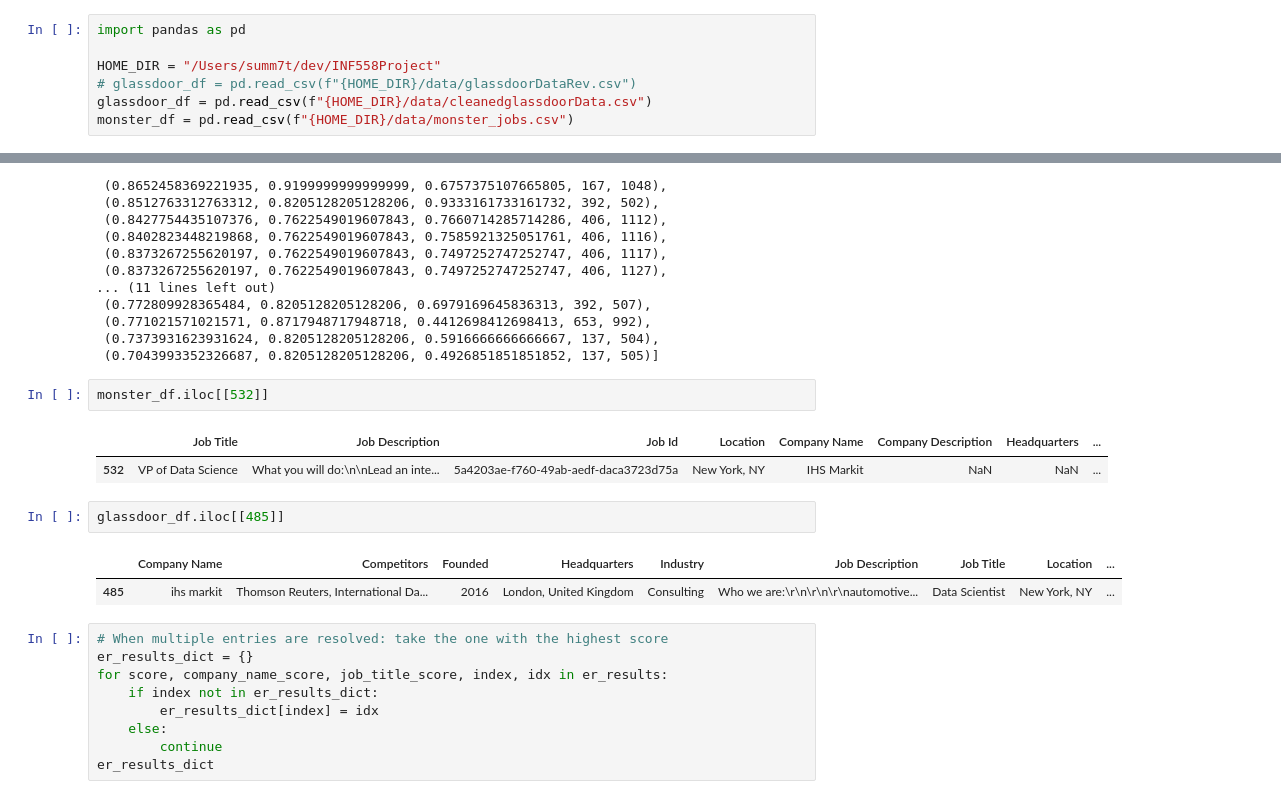
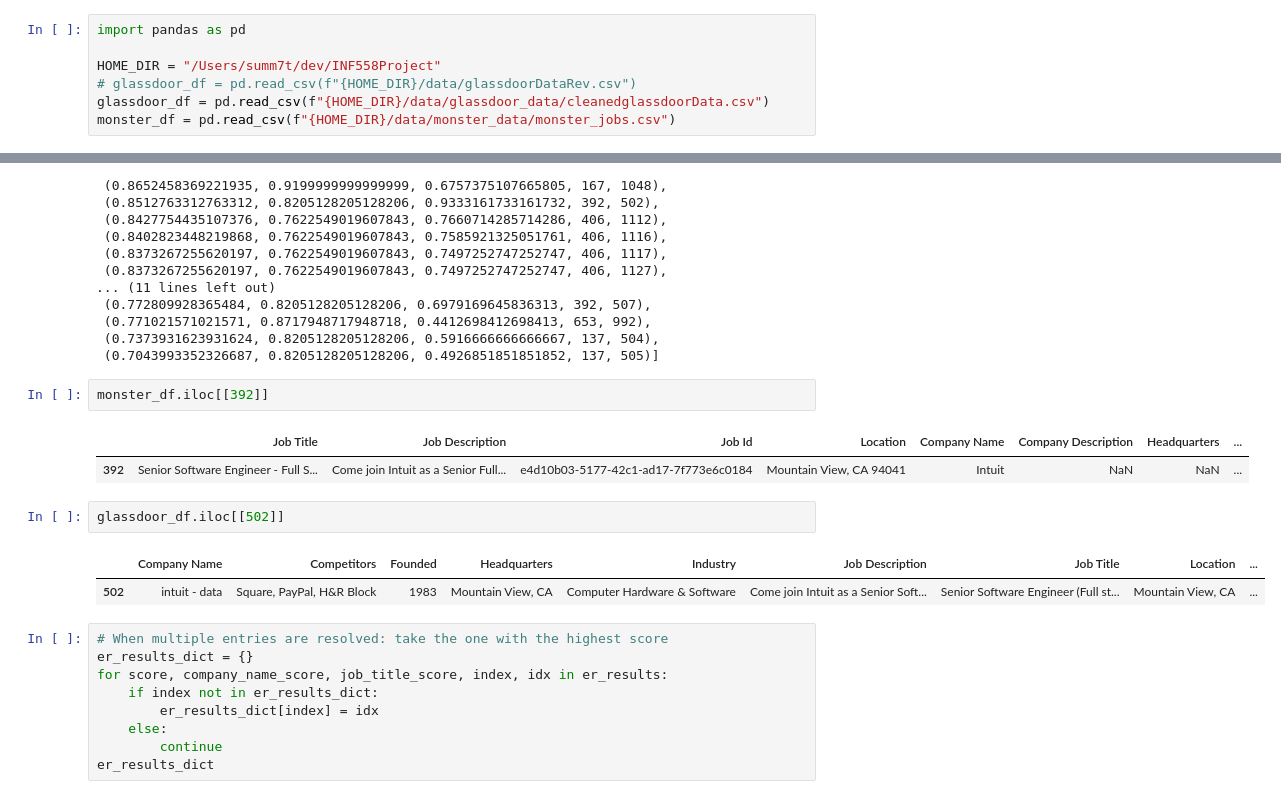
Before and after one commit to summer7xinting/INF558Project, a Jupyter notebook: src/job_postings_ER.ipynb, the cells around one changed output, grey strips where cells are left out. Saved outputs shown, nothing was run; the diff lists cells and outputs as text.

```diff
--- a/src/job_postings_ER.ipynb
+++ b/src/job_postings_ER.ipynb
@@ -3,8 +3,8 @@ import pandas as pd
 
 HOME_DIR = "/Users/summ7t/dev/INF558Project"
 # glassdoor_df = pd.read_csv(f"{HOME_DIR}/data/glassdoorDataRev.csv")
-glassdoor_df = pd.read_csv(f"{HOME_DIR}/data/cleanedglassdoorData.csv")
-monster_df = pd.read_csv(f"{HOME_DIR}/data/monster_jobs.csv")
+glassdoor_df = pd.read_csv(f"{HOME_DIR}/data/glassdoor_data/cleanedglassdoorData.csv")
+monster_df = pd.read_csv(f"{HOME_DIR}/data/monster_data/monster_jobs.csv")
 # %%
 glassdoor_df
 # %% [output]
@@ -145,15 +145,15 @@ er_results
  (0.7373931623931624, 0.8205128205128206, 0.5916666666666667, 137, 504),
  (0.7043993352326687, 0.8205128205128206, 0.4926851851851852, 137, 505)]
 # %%
-monster_df.iloc[[532]]
+monster_df.iloc[[392]]
 # %% [output]
 |  | Job Title | Job Description | Job Id | Location | Company Name | Company Description | Headquarters | ... |
-| 532 | VP of Data Science | What you will do:\n\nLead an inte... | 5a4203ae-f760-49ab-aedf-daca3723d75a | New York, NY | IHS Markit | NaN | NaN | ... |
+| 392 | Senior Software Engineer - Full S... | Come join Intuit as a Senior Full... | e4d10b03-5177-42c1-ad17-7f773e6c0184 | Mountain View, CA 94041 | Intuit | NaN | NaN | ... |
 # %%
-glassdoor_df.iloc[[485]]
+glassdoor_df.iloc[[502]]
 # %% [output]
 |  | Company Name | Competitors | Founded | Headquarters | Industry | Job Description | Job Title | Location | ... |
-| 485 | ihs markit | Thomson Reuters, International Da... | 2016 | London, United Kingdom | Consulting | Who we are:\r\n\r\n\r\nautomotive... | Data Scientist | New York, NY | ... |
+| 502 | intuit - data | Square, PayPal, H&R Block | 1983 | Mountain View, CA | Computer Hardware & Software | Come join Intuit as a Senior Soft... | Senior Software Engineer (Full st... | Mountain View, CA | ... |
 # %%
 # When multiple entries are resolved: take the one with the highest score
 er_results_dict = {}
```
Also changed, not shown: 2 other files.
